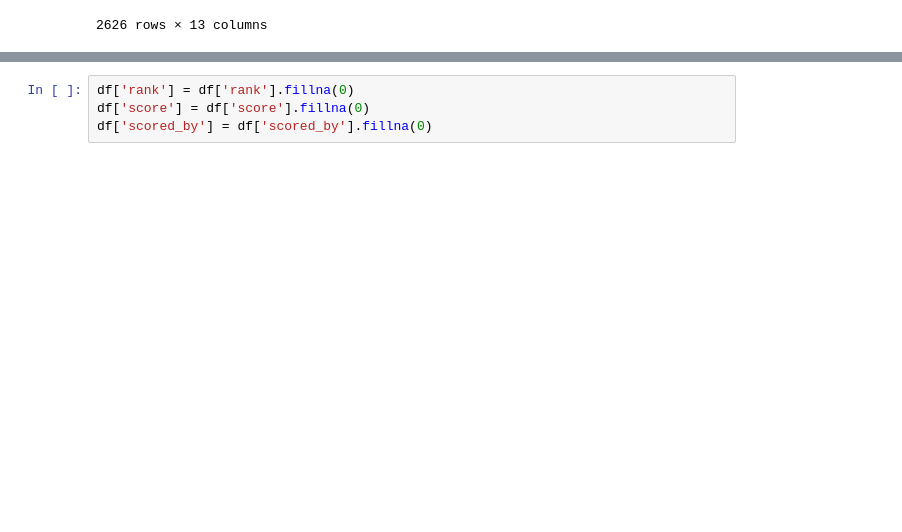
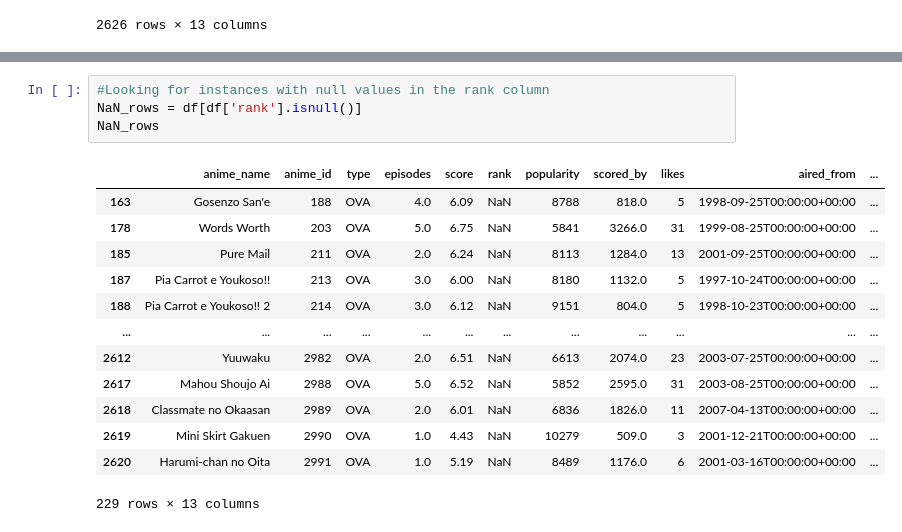
Before and after one commit to RobertoColangelo/Data-Science, a Jupyter notebook: Regression.ipynb, the cells around one changed output, grey strips where cells are left out. Drawn from its saved outputs; the diff is of its cells as text; blank space fills up the shorter version.

```diff
--- a/Regression.ipynb
+++ b/Regression.ipynb
@@ -44,6 +54,20 @@ type          0.000000
 popularity    0.000000
 dtype: float64
 # %%
-df['rank'] = df['rank'].fillna(0)
-df['score'] = df['score'].fillna(0)
-df['scored_by'] = df['scored_by'].fillna(0)
+#Looking for instances with null values in the rank column
+NaN_rows = df[df['rank'].isnull()]
+NaN_rows
+# %% [output]
+|  | anime_name | anime_id | type | episodes | score | rank | popularity | scored_by | likes | aired_from | ... |
+| 163 | Gosenzo San'e | 188 | OVA | 4.0 | 6.09 | NaN | 8788 | 818.0 | 5 | 1998-09-25T00:00:00+00:00 | ... |
+| 178 | Words Worth | 203 | OVA | 5.0 | 6.75 | NaN | 5841 | 3266.0 | 31 | 1999-08-25T00:00:00+00:00 | ... |
+| 185 | Pure Mail | 211 | OVA | 2.0 | 6.24 | NaN | 8113 | 1284.0 | 13 | 2001-09-25T00:00:00+00:00 | ... |
+| 187 | Pia Carrot e Youkoso!! | 213 | OVA | 3.0 | 6.00 | NaN | 8180 | 1132.0 | 5 | 1997-10-24T00:00:00+00:00 | ... |
+| 188 | Pia Carrot e Youkoso!! 2 | 214 | OVA | 3.0 | 6.12 | NaN | 9151 | 804.0 | 5 | 1998-10-23T00:00:00+00:00 | ... |
+| ... | ... | ... | ... | ... | ... | ... | ... | ... | ... | ... | ... |
+| 2612 | Yuuwaku | 2982 | OVA | 2.0 | 6.51 | NaN | 6613 | 2074.0 | 23 | 2003-07-25T00:00:00+00:00 | ... |
+| 2617 | Mahou Shoujo Ai | 2988 | OVA | 5.0 | 6.52 | NaN | 5852 | 2595.0 | 31 | 2003-08-25T00:00:00+00:00 | ... |
+| 2618 | Classmate no Okaasan | 2989 | OVA | 2.0 | 6.01 | NaN | 6836 | 1826.0 | 11 | 2007-04-13T00:00:00+00:00 | ... |
+| 2619 | Mini Skirt Gakuen | 2990 | OVA | 1.0 | 4.43 | NaN | 10279 | 509.0 | 3 | 2001-12-21T00:00:00+00:00 | ... |
+| 2620 | Harumi-chan no Oita | 2991 | OVA | 1.0 | 5.19 | NaN | 8489 | 1176.0 | 6 | 2001-03-16T00:00:00+00:00 | ... |
+229 rows × 13 columns
```
Also changed, not shown: parts of 14 cells of this notebook.
